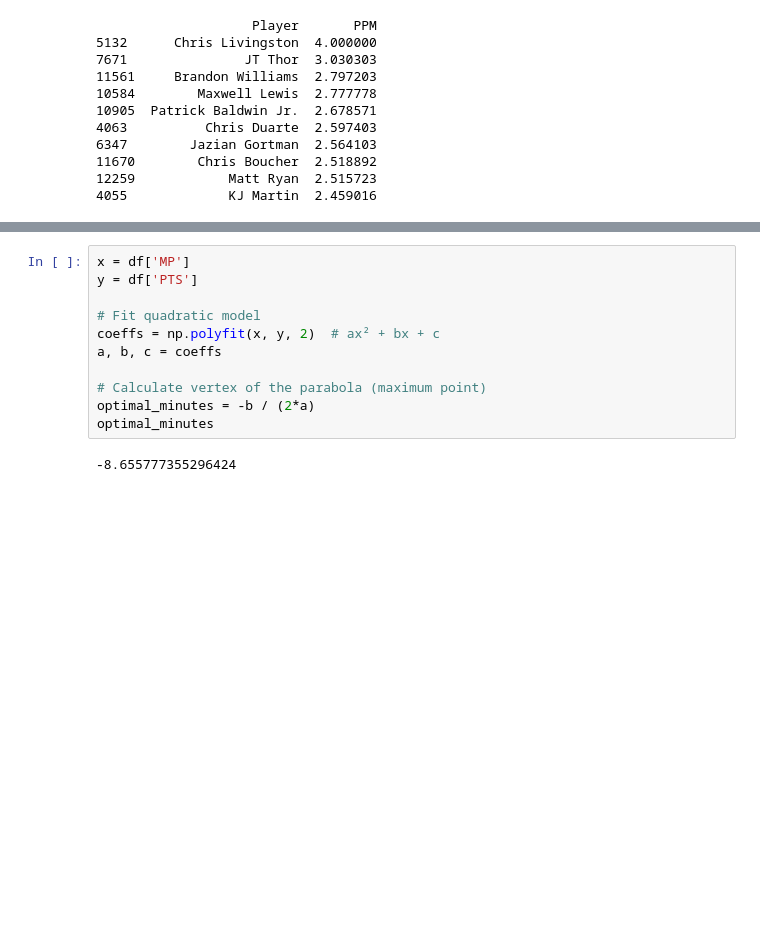
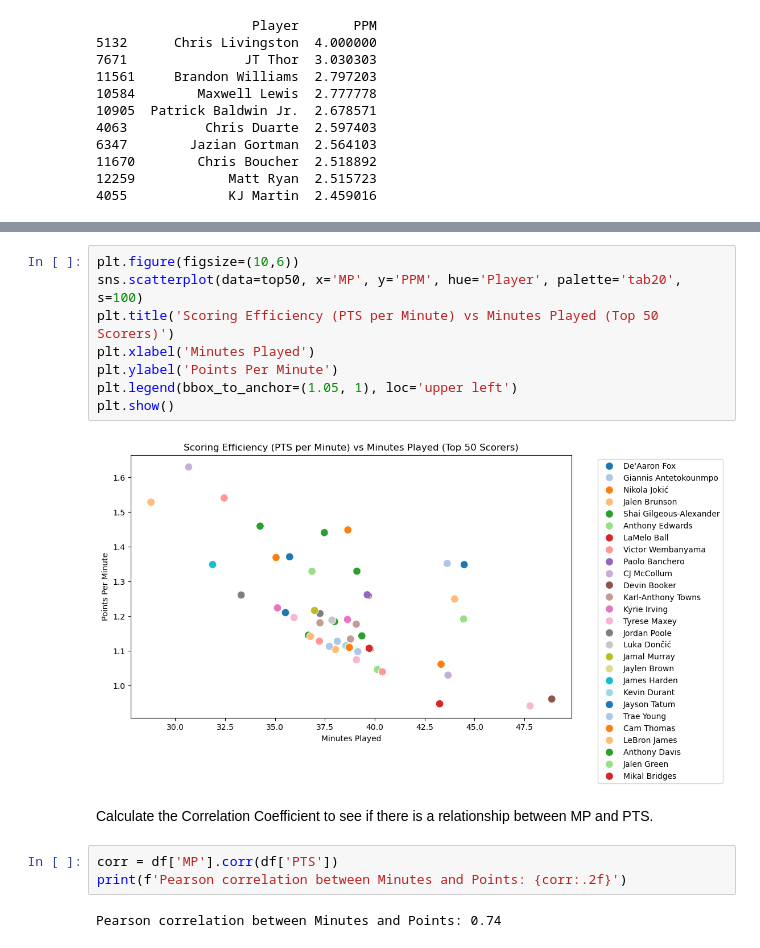
Before and after one commit to UCB-stat-159-f25/final-group16, a Jupyter notebook: 02_minutes_vs_scoring.ipynb, the cells around one changed output, grey strips where cells are left out. Saved outputs shown, nothing was run; the diff lists cells and outputs as text; blank space fills up the shorter version.

```diff
--- a/02_minutes_vs_scoring.ipynb
+++ b/02_minutes_vs_scoring.ipynb
@@ -65,13 +73,17 @@ plt.show()
-# %%
-x = df['MP']
-y = df['PTS']
-
-# Fit quadratic model
-coeffs = np.polyfit(x, y, 2)  # ax² + bx + c
-a, b, c = coeffs
-
-# Calculate vertex of the parabola (maximum point)
-optimal_minutes = -b / (2*a)
-optimal_minutes
-# %% [output]
--8.655777355296424
+# %%
+plt.figure(figsize=(10,6))
+sns.scatterplot(data=top50, x='MP', y='PPM', hue='Player', palette='tab20', s=100)
+plt.title('Scoring Efficiency (PTS per Minute) vs Minutes Played (Top 50 Scorers)')
+plt.xlabel('Minutes Played')
+plt.ylabel('Points Per Minute')
+plt.legend(bbox_to_anchor=(1.05, 1), loc='upper left')
+plt.show()
+# %% [output]
+[figure, added]
+# %% [markdown]
+Calculate the Correlation Coefficient to see if there is a relationship between MP and PTS.
+# %%
+corr = df['MP'].corr(df['PTS'])
+print(f'Pearson correlation between Minutes and Points: {corr:.2f}')
+# %% [output]
+Pearson correlation between Minutes and Points: 0.74
```
Also changed, not shown: parts of 1 cell of this notebook.
